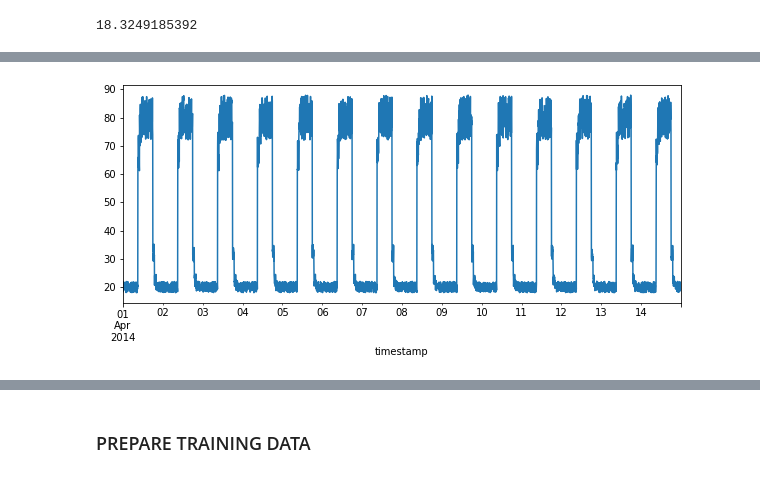
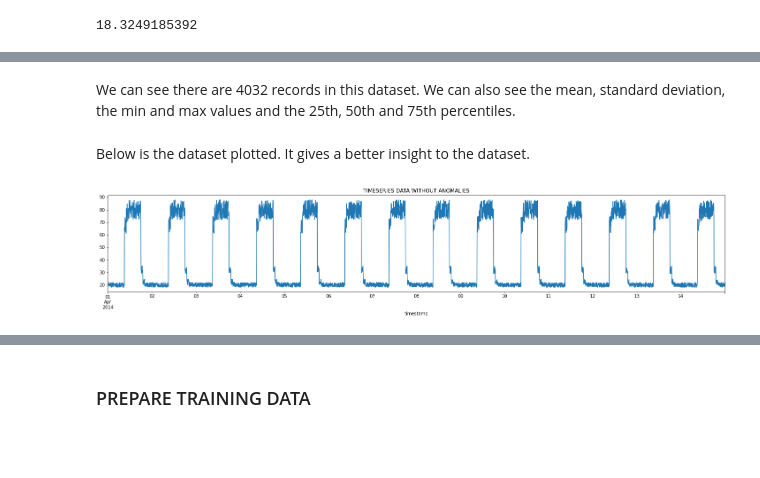
Before and after one commit to AnteDujic/MLS---Assesment, a Jupyter notebook: Practicals/05 - anomaly_detection.ipynb, the cells around one changed output, grey strips where cells are left out. Drawn from its saved outputs; the diff is of its cells as text; code cells hidden in the pictures; blank space fills up the shorter version.

Commit message:
Anomaly detection - data exploration

```diff
--- a/Practicals/05 - anomaly_detection.ipynb
+++ b/Practicals/05 - anomaly_detection.ipynb
@@ -131,8 +146,14 @@ df_small_noise.shape
+# %% [markdown]
+We can see there are 4032 records in this dataset. We can also see the mean, standard deviation, the min and max values and the 25th, 50th and 75th percentiles.
+# %% [markdown]
+Below is the dataset plotted. It gives a better insight to the dataset.
 # %%
-#
-fig, ax = plt.subplots(figsize=(10,4))
+# Plot size.
+fig, ax = plt.subplots(figsize=(25,4))
 
 # Use pandas to plot data frame.
-df_small_noise.plot(legend=False, ax=ax);
+df_small_noise.plot(legend=False, ax=ax)
+# Name the plot.
+plt.title("TIMESERIES DATA WITHOUT ANOMALIES");
 # %% [output]
-[figure, old version]
+[figure, new version]
```
Also changed, not shown: parts of 32 cells of this notebook, 1 other file.
